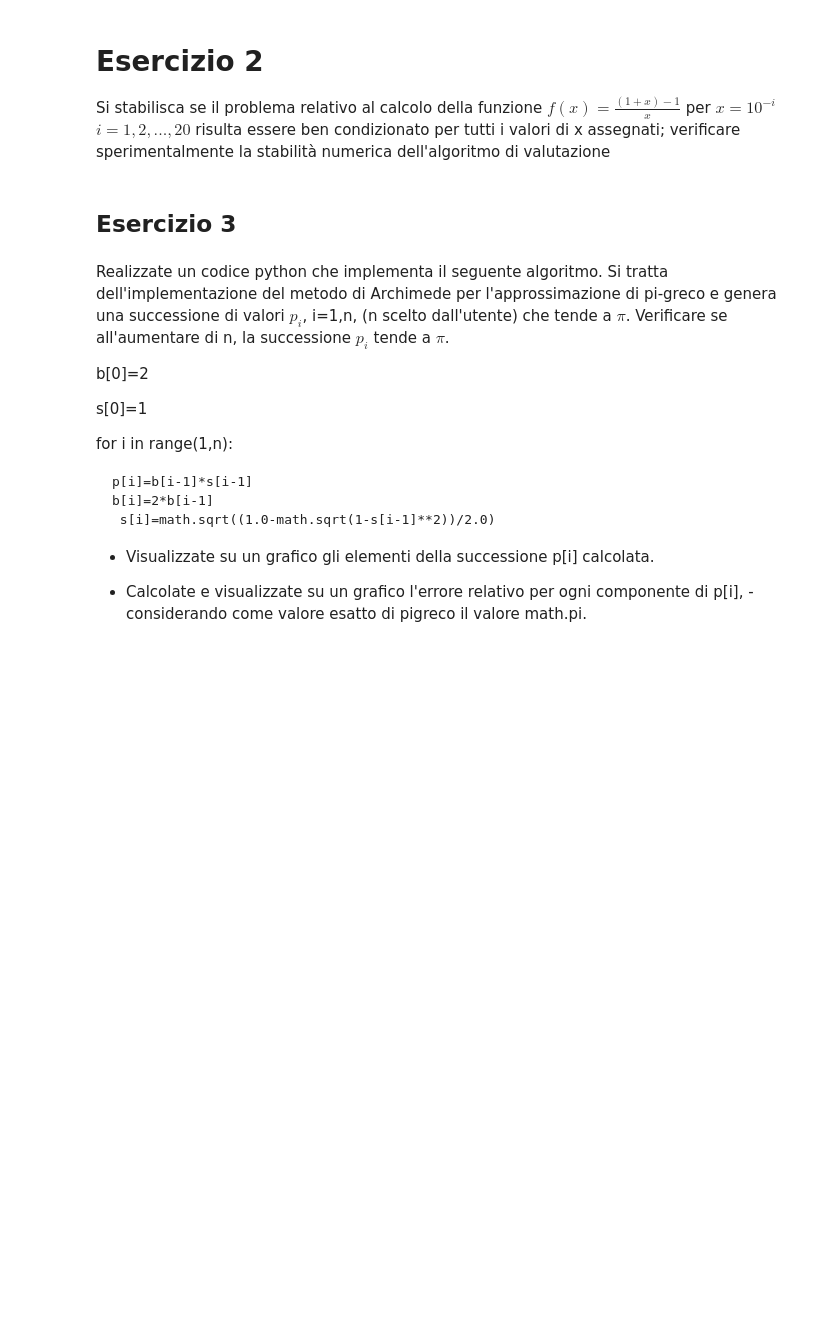
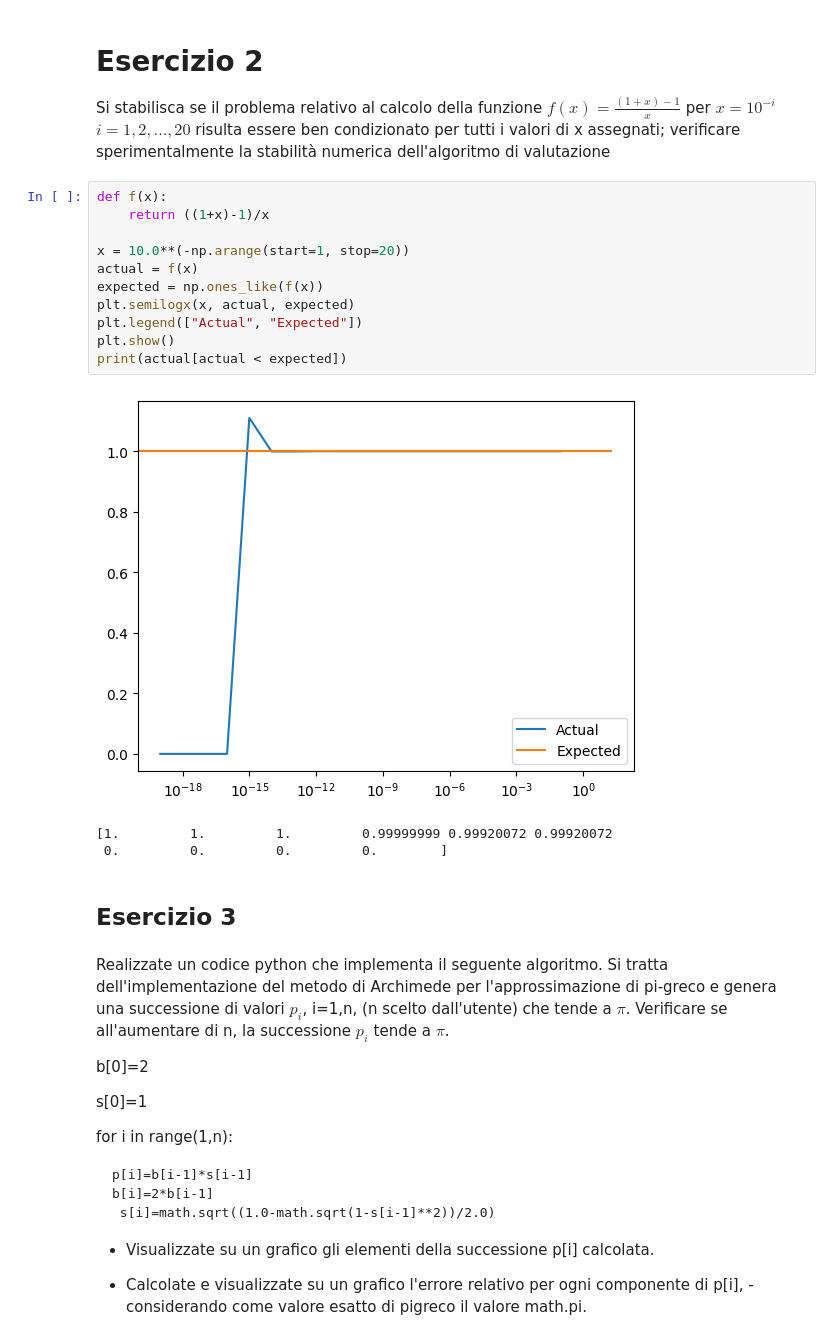
Before and after one commit to Nickolausen/unibo-metodi-numerici, a Jupyter notebook: lab05/Esercitazione5.ipynb, the cells around one changed output. Drawn from its saved outputs; the diff is of its cells as text; blank space fills up the shorter version.

```diff
--- a/lab05/Esercitazione5.ipynb
+++ b/lab05/Esercitazione5.ipynb
@@ -16,6 +50,21 @@ stabile  per i valori di q assegnati
 
 Si stabilisca se il problema relativo al calcolo della funzione $f(x)= \frac  {(1+x)-1 }  {x }$ per $x= 10^{-i }$ $  i=1,2,...,20$  risulta essere ben
 condizionato per tutti i valori di x assegnati; verificare sperimentalmente la stabilità numerica dell'algoritmo di valutazione
+# %%
+def f(x):
+    return ((1+x)-1)/x
+
+x = 10.0**(-np.arange(start=1, stop=20))
+actual = f(x)
+expected = np.ones_like(f(x))
+plt.semilogx(x, actual, expected)
+plt.legend(["Actual", "Expected"])
+plt.show()
+print(actual[actual < expected])
+# %% [output]
+[figure, added]
+[1.         1.         1.         0.99999999 0.99920072 0.99920072
+ 0.         0.         0.         0.        ]
 # %% [markdown]
 ## Esercizio 3
 # %% [markdown]
```
Also changed, not shown: parts of 6 cells of this notebook, 1 other file.
